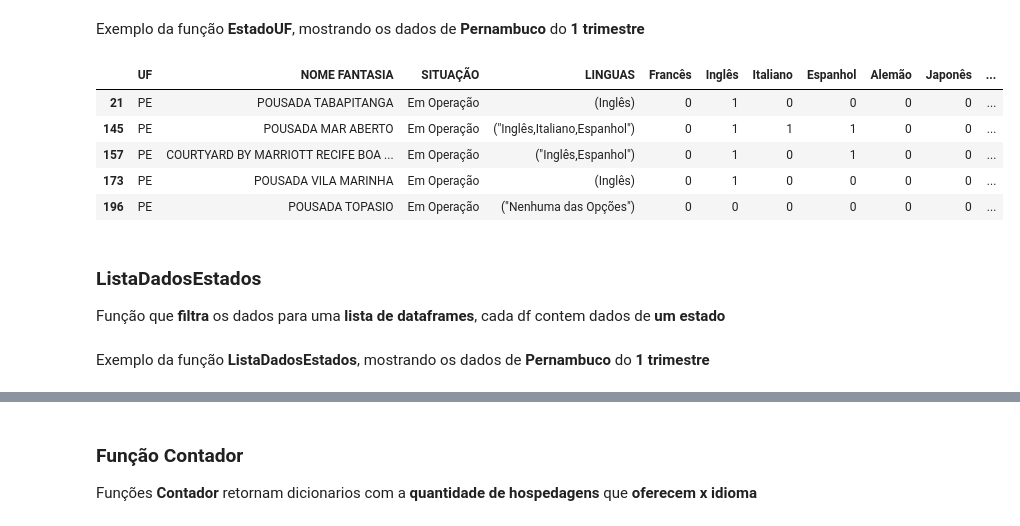
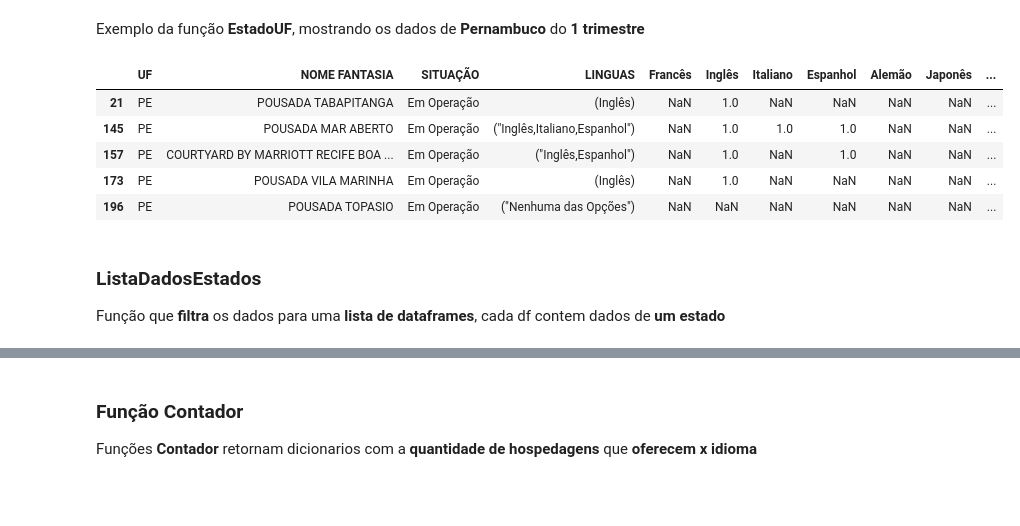
Before and after one commit to if1015-datascience-ufpe/2018-2-projeto-agua-de-coco, a Jupyter notebook: Análise Hospedagens.ipynb, the cells around one changed output, grey strips where cells are left out. Saved outputs shown, nothing was run; the diff lists cells and outputs as text; code cells hidden in the pictures; blank space fills up the shorter version.

```diff
--- a/Análise Hospedagens.ipynb
+++ b/Análise Hospedagens.ipynb
@@ -12,10 +23,22 @@ import matplotlib.pyplot as plt
 <h1>Carregando Dados</h1>
 <p>Dados de hospedagens cadastradas pelo ministerio do turismo</p>
 # %%
-##Carregando dados
-hospedagens_trimestre01 = pd.read_csv('Datasets/MeiodeHospedagem201601TrimestreCadasturPJ.csv',encoding='latin-1',sep=';')
-hospedagens_trimestre02 = pd.read_csv('Datasets/MeiodeHospedagem201602TrimestreCadasturPJ.csv',encoding='latin-1',sep=';')
-hospedagens_trimestre03 = pd.read_csv('Datasets/MeiodeHospedagem201603TrimestreCadasturPJ.csv',encoding='latin-1',sep=';')
-hospedagens_trimestre04 = pd.read_csv('Datasets/MeiodeHospedagem201604TrimestreCadasturPJ.csv',encoding='latin-1',sep=';')
+##Carregando dados 2014
+dados_2014 = pd.read_csv('Datasets/MeiodeHospedagem2014CadasturPJ.csv',encoding='latin-1',sep=';')
+
+##Carregando dados 2015
+dados_2015 = pd.read_csv('Datasets/MeiodeHospedagem2015CadasturPJ.csv',encoding='latin-1',sep=';')
+
+##Carregando dados 2016
+dados_2016_01 = pd.read_csv('Datasets/MeiodeHospedagem201601TrimestreCadasturPJ.csv',encoding='latin-1',sep=';')
+dados_2016_02 = pd.read_csv('Datasets/MeiodeHospedagem201602TrimestreCadasturPJ.csv',encoding='latin-1',sep=';')
+dados_2016_03 = pd.read_csv('Datasets/MeiodeHospedagem201603TrimestreCadasturPJ.csv',encoding='latin-1',sep=';')
+dados_2016_04 = pd.read_csv('Datasets/MeiodeHospedagem201604TrimestreCadasturPJ.csv',encoding='latin-1',sep=';')
+
+##Carregando dados 2017
+dados_2017_01 = pd.read_csv('Datasets/MeiodeHospedagem201701TrimestreCadasturPJ.csv',encoding='latin-1',sep=';')
+dados_2017_02 = pd.read_csv('Datasets/MeiodeHospedagem201702TrimestreCadasturPJ.csv',encoding='latin-1',sep=';')
+dados_2017_03 = pd.read_csv('Datasets/MeiodeHospedagem201703TrimestreCadasturPJ.csv',encoding='latin-1',sep=';')
+dados_2017_04 = pd.read_csv('Datasets/MeiodeHospedagem201704TrimestreCadasturPJ.csv',encoding='latin-1',sep=';')
 # %%
 ## Colunas dos Dados
@@ -71,8 +94,9 @@ def AnaliseDadosHospedagens(dataFrame_Hospedagens):
     print(linguas)
 
     # Adcionando Novas colunas
-    for lingua in linguas:
-        dados[lingua] = 0
+    #for lingua in linguas:
+     #   dados[lingua] = 0
+
 
     # Adicionando valores as coluncas de idiomas oferecidos
     for lingua in linguas:
@@ -95,0 +137,4 @@ dadosHospedagens_Trimestre01.head()
+# %%
+# dados 1 trimestre 2016
+dados_2016_01 = AnaliseDadosHospedagens(dados_2016_01)
+display(dados_2016_01.head())
@@ -201,15 +305,15 @@ def EstadoUF(data_Frame,UF):
 <p>Exemplo da função <strong>EstadoUF</strong>, mostrando os dados de <strong>Pernambuco</strong> do <strong>1 trimestre</strong></p>
 # %%
 # Exemplo da função EstadoUF - com estado de pernambuco - trimestre 1
-dadosPE_trimestre1 = EstadoUF(dadosHospedagens_Trimestre01,'PE')
-dadosPE_trimestre1.head()
+dados_2016_01_PE = EstadoUF(dados_2016_01,'PE')
+dados_2016_01_PE.head()
 # %% [output]
 |  | UF | NOME FANTASIA | SITUAÇÃO | LINGUAS | Francês | Inglês | Italiano | Espanhol | Alemão | Japonês | ... |
-| 21 | PE | POUSADA TABAPITANGA | Em Operação | (Inglês) | 0 | 1 | 0 | 0 | 0 | 0 | ... |
-| 145 | PE | POUSADA MAR ABERTO | Em Operação | ("Inglês,Italiano,Espanhol") | 0 | 1 | 1 | 1 | 0 | 0 | ... |
-| 157 | PE | COURTYARD BY MARRIOTT RECIFE BOA ... | Em Operação | ("Inglês,Espanhol") | 0 | 1 | 0 | 1 | 0 | 0 | ... |
-| 173 | PE | POUSADA VILA MARINHA | Em Operação | (Inglês) | 0 | 1 | 0 | 0 | 0 | 0 | ... |
-| 196 | PE | POUSADA TOPASIO | Em Operação | ("Nenhuma das Opções") | 0 | 0 | 0 | 0 | 0 | 0 | ... |
+| 21 | PE | POUSADA TABAPITANGA | Em Operação | (Inglês) | NaN | 1.0 | NaN | NaN | NaN | NaN | ... |
+| 145 | PE | POUSADA MAR ABERTO | Em Operação | ("Inglês,Italiano,Espanhol") | NaN | 1.0 | 1.0 | 1.0 | NaN | NaN | ... |
+| 157 | PE | COURTYARD BY MARRIOTT RECIFE BOA ... | Em Operação | ("Inglês,Espanhol") | NaN | 1.0 | NaN | 1.0 | NaN | NaN | ... |
+| 173 | PE | POUSADA VILA MARINHA | Em Operação | (Inglês) | NaN | 1.0 | NaN | NaN | NaN | NaN | ... |
+| 196 | PE | POUSADA TOPASIO | Em Operação | ("Nenhuma das Opções") | NaN | NaN | NaN | NaN | NaN | NaN | ... |
 # %% [markdown]
 ### ListaDadosEstados
 <p>Função que <strong>filtra</strong> os dados para uma <strong>lista de dataframes</strong>, cada df contem dados de <strong> um estado</strong></p>
@@ -231,5 +335,3 @@ def ListaDadosEstados(data_frame):
         dadosEstados.append(dados)
 
     return dadosEstados
-# %% [markdown]
-<p>Exemplo da função <strong>ListaDadosEstados</strong>, mostrando os dados de <strong>Pernambuco</strong> do <strong>1 trimestre</strong></p>
```
Also changed, not shown: parts of 33 cells of this notebook.
